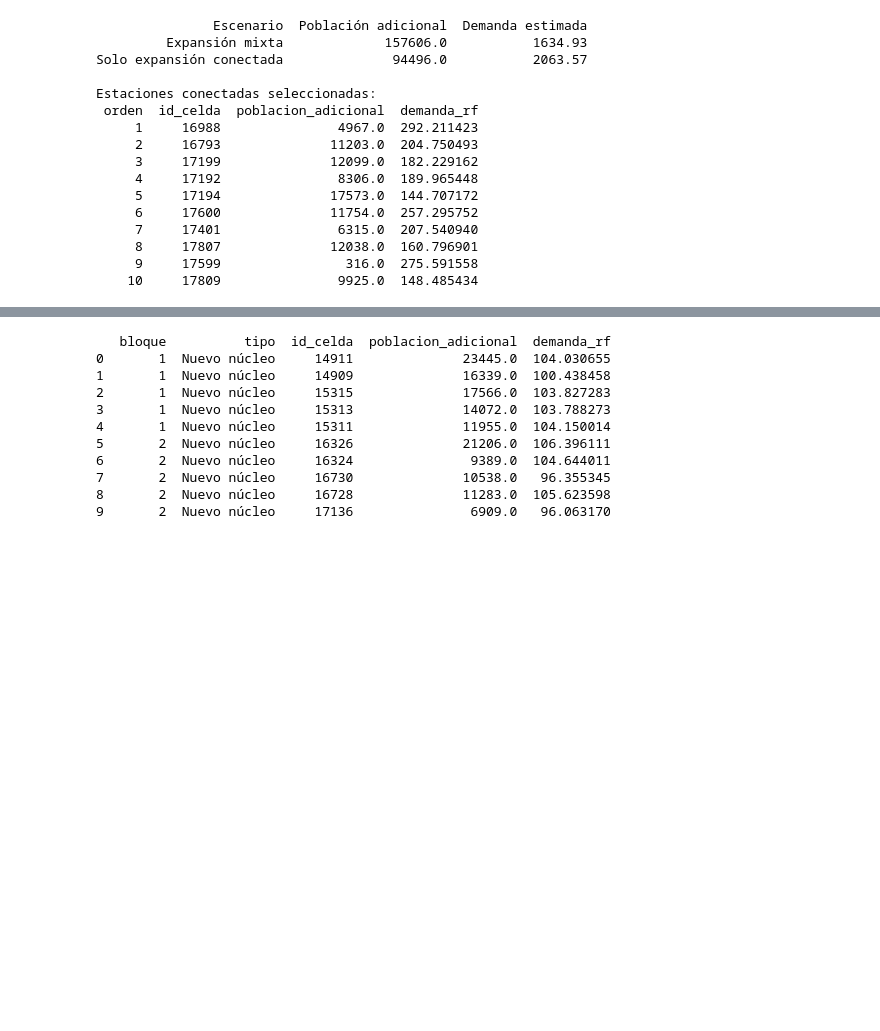
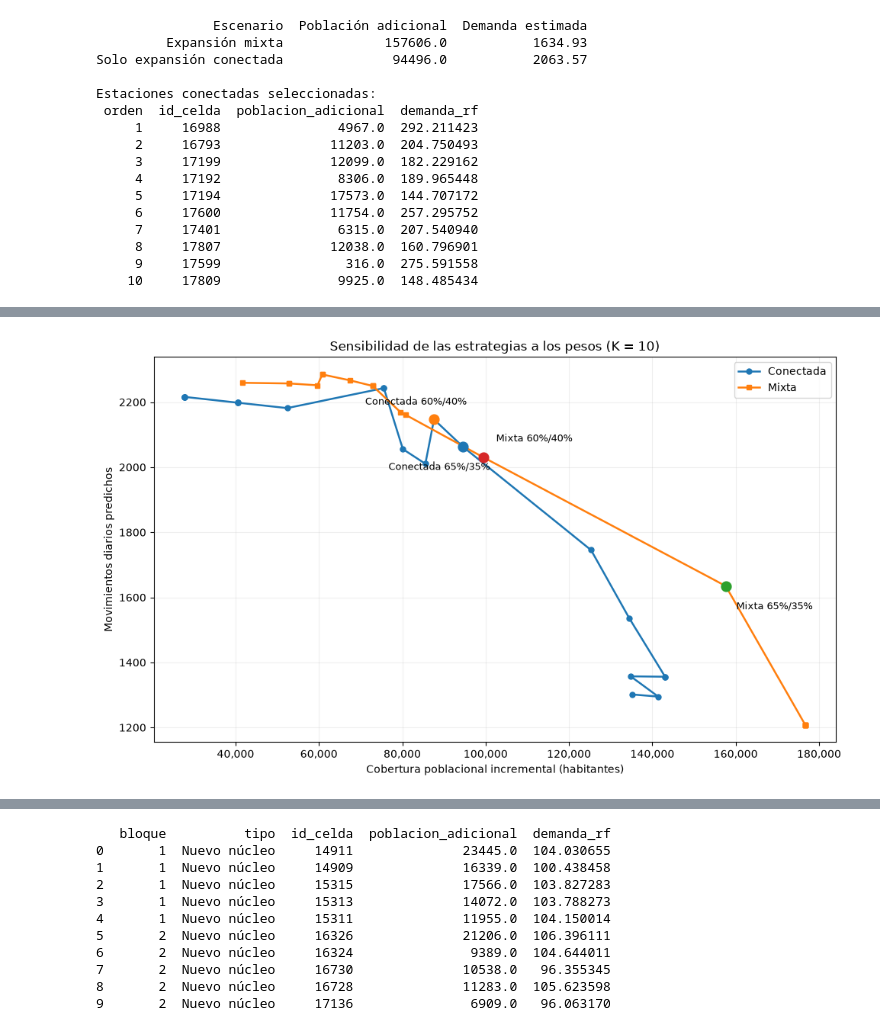
Before and after one commit to VictorHEsp/Titulacion-CD, a Jupyter notebook: Notebooks/Optimizacion_v1.ipynb, the cells around one changed output, grey strips where cells are left out. Saved outputs shown, nothing was run; the diff lists cells and outputs as text; code cells hidden in the pictures; blank space fills up the shorter version.

```diff
--- a/Notebooks/Optimizacion_v1.ipynb
+++ b/Notebooks/Optimizacion_v1.ipynb
@@ -1937,0 +2149,68 @@ Estaciones conectadas seleccionadas:
+# %%
+
+import matplotlib.pyplot as plt
+from matplotlib.ticker import FuncFormatter
+
+fig, ax = plt.subplots(figsize=(10, 6))
+
+estrategias = [
+    ("Conectada", "Poblacion conectada", "Movimientos conectada", "o"),
+    ("Mixta", "Poblacion mixta", "Movimientos mixta", "s")
+]
+
+for nombre, col_pob, col_mov, marcador in estrategias:
+    ax.plot(
+        tabla_comparacion_n5[col_pob],
+        tabla_comparacion_n5[col_mov],
+        marker=marcador,
+        linewidth=1.8,
+        markersize=5,
+        label=nombre
+    )
+
+    for peso in ["65%/35%", "60%/40%"]:
+        fila = tabla_comparacion_n5.loc[
+            tabla_comparacion_n5["Pesos"] == peso
+        ].iloc[0]
+
+        ax.scatter(
+            fila[col_pob], fila[col_mov],
+            s=85, zorder=5
+        )
+
+        desplazamiento = {
+            ("Conectada", "65%/35%"): (-70, -22),
+            ("Conectada", "60%/40%"): (-65, 14),
+            ("Mixta", "65%/35%"): (10, -22),
+            ("Mixta", "60%/40%"): (12, 15)
+        }[(nombre, peso)]
+
+        ax.annotate(
+            f"{nombre} {peso}",
+            (fila[col_pob], fila[col_mov]),
+            xytext=desplazamiento,
+            textcoords="offset points",
+            fontsize=9
+        )
+
+ax.set_xlabel("Cobertura poblacional incremental (habitantes)")
+ax.set_ylabel("Movimientos diarios predichos")
+ax.set_title("Sensibilidad de las estrategias a los pesos (K = 10)")
+
+ax.xaxis.set_major_formatter(
+    FuncFormatter(lambda x, pos: f"{x:,.0f}")
+)
+
+ax.grid(alpha=0.2)
+ax.legend()
+fig.tight_layout()
+
+plt.savefig(
+    "n5_comparacion_estrategias.png",
+    dpi=300,
+    bbox_inches="tight"
+)
+
+plt.show()
+# %% [output]
+[figure, added]
```
Also changed, not shown: parts of 9 cells of this notebook, 4 other files.
